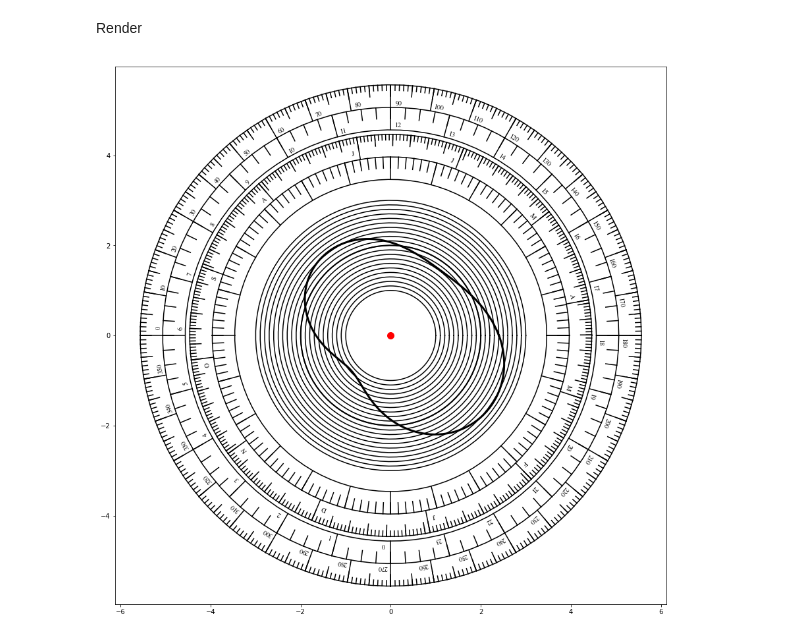
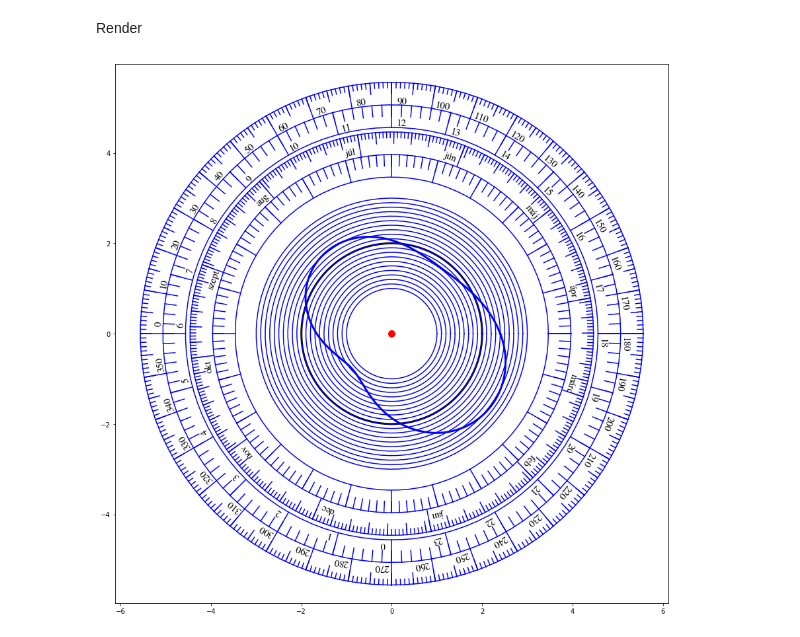
Before and after one commit to kb1dds/large_astrolabe, a Jupyter notebook: astrolabe_generator.ipynb, the cells around one changed output. Saved outputs shown, nothing was run; the diff lists cells and outputs as text; code cells hidden in the pictures.

```diff
--- a/astrolabe_generator.ipynb
+++ b/astrolabe_generator.ipynb
@@ -444,29 +438,29 @@ plt.plot(0,0,'r.',markersize=20)
 
 for almucantar_pts in almucantars_pts:
     plt.plot([p[0] for p in almucantar_pts],
-        [p[1] for p in almucantar_pts], 'k')
+        [p[1] for p in almucantar_pts], 'b')
 for azimuth_pts in azimuths_pts:
     plt.plot([p[0] for p in azimuth_pts],
-        [p[1] for p in azimuth_pts], 'k')
+        [p[1] for p in azimuth_pts], 'b')
 
 for unequal_hour_pts in unequal_hours_pts:
     plt.plot([p[0] for p in unequal_hour_pts],
-        [p[1] for p in unequal_hour_pts], 'b',linewidth=3)
+        [p[1] for p in unequal_hour_pts], 'k',linewidth=3)
 
 for mater_tick_pts in mater_pts:
     plt.plot([p[0] for p in mater_tick_pts],
-        [p[1] for p in mater_tick_pts], 'k')
+        [p[1] for p in mater_tick_pts], 'b')
 
 for angle in range(0,360,10):
-    plt.text(-(outer_radius+0.1)*np.sin((angle+2)*np.pi/180),
-             -(outer_radius+0.1)*np.cos((angle+2)*np.pi/180),
-             str(angle),rotation=180-angle,ha='center',va='center',fontname='FreeSerif')
+    plt.text(-(outer_radius+0.1)*np.sin((angle+2.5)*np.pi/180),
+             -(outer_radius+0.1)*np.cos((angle+2.5)*np.pi/180),
+             str(angle),rotation=180-angle,ha='center',va='center',fontname='FreeSerif',fontsize=15)
 
 for hour in range(0,24):
     angle=-(hour+6)*15
-    plt.text((hour_radius+0.1)*np.cos((angle-2)*np.pi/180),
-             (hour_radius+0.1)*np.sin((angle-2)*np.pi/180),
-             str(hour),rotation=angle-90,ha='center',va='center',fontname='FreeSerif')
+    plt.text((hour_radius+0.1)*np.cos((angle-2.5)*np.pi/180),
+             (hour_radius+0.1)*np.sin((angle-2.5)*np.pi/180),
+             str(hour),rotation=angle-90,ha='center',va='center',fontname='FreeSerif',fontsize=15)
 
 plt.axis('equal')
 plt.savefig('tympan_'+str(latitude)+'.svg')
@@ -500,45 +494,45 @@ Render
 plt.figure(figsize=(15,15))
 
 plt.plot(0,0,'r.',markersize=20)
 
-plt.plot(dt0_xs,dt0_ys,'k',linewidth=2)
+plt.plot(dt0_xs,dt0_ys,'k',linewidth=3)
 
 for dt_tick in dt_ticks:
-    plt.plot(dt_tick[0],dt_tick[1],'k')
+    plt.plot(dt_tick[0],dt_tick[1],'b')
 
 plt.plot([dt[0] for dt in dt_pts],
-        [dt[1] for dt in dt_pts],'k',linewidth=3)
+        [dt[1] for dt in dt_pts],'b',linewidth=3)
 
 for mater_tick_pts in mater_pts:
     plt.plot([p[0] for p in mater_tick_pts],
-        [p[1] for p in mater_tick_pts], 'k')
+        [p[1] for p in mater_tick_pts], 'b')
 
 for rete_tick_pts in rete_pts:
     plt.plot([p[0] for p in rete_tick_pts],
-        [p[1] for p in rete_tick_pts], 'k')
+        [p[1] for p in rete_tick_pts], 'b')
 
 for angle in range(0,360,10):
-    plt.text(-(outer_radius+0.1)*np.cos((angle+2)*np.pi/180),
-             (outer_radius+0.1)*np.sin((angle+2)*np.pi/180),
-             str(angle),rotation=90-angle,ha='center',va='center',fontname='FreeSerif')
+    plt.text(-(outer_radius+0.1)*np.cos((angle+2.5)*np.pi/180),
+             (outer_radius+0.1)*np.sin((angle+2.5)*np.pi/180),
+             str(angle),rotation=90-angle,ha='center',va='center',fontname='FreeSerif',fontsize=15)
 
 for hour in range(0,24):
     angle=-(hour+6)*15
-    plt.text((hour_radius+0.1)*np.cos((angle-2)*np.pi/180),
-             (hour_radius+0.1)*np.sin((angle-2)*np.pi/180),
-             str(hour),rotation=angle-90,ha='center',va='center',fontname='FreeSerif')
+    plt.text((hour_radius+0.1)*np.cos((angle-2.5)*np.pi/180),
+             (hour_radius+0.1)*np.sin((angle-2.5)*np.pi/180),
+             str(hour),rotation=angle-90,ha='center',va='center',fontname='FreeSerif',fontsize=15)
 
 for month in range(12):
     day_number = sum([md for j,md in enumerate(month_days) if j < month])
     if compensate_ecliptic:
         angle = sun_ra(day_number)*180/np.pi
     else:
         angle = (day_number-equinox_day)/365*360
-    plt.text((middle_radius+0.15)*np.cos((angle+2)*np.pi/180),
-             (middle_radius+0.15)*np.sin((angle+2)*np.pi/180),
-             month_names[month],rotation=angle-90,ha='center',va='center',fontname='FreeSerif')
+    plt.text((middle_radius+0.15)*np.cos((angle+3)*np.pi/180),
+             (middle_radius+0.15)*np.sin((angle+3)*np.pi/180),
+             month_names[month],rotation=angle-90,ha='center',va='center',fontname='FreeSerif',fontsize=15)
 
 plt.axis('equal')
 plt.savefig('materback_'+str(latitude)+'.svg')
 # %% [output]
-[figure, old version]
+[figure, new version]
```
Also changed, not shown: parts of 10 cells of this notebook, 6 other files.
